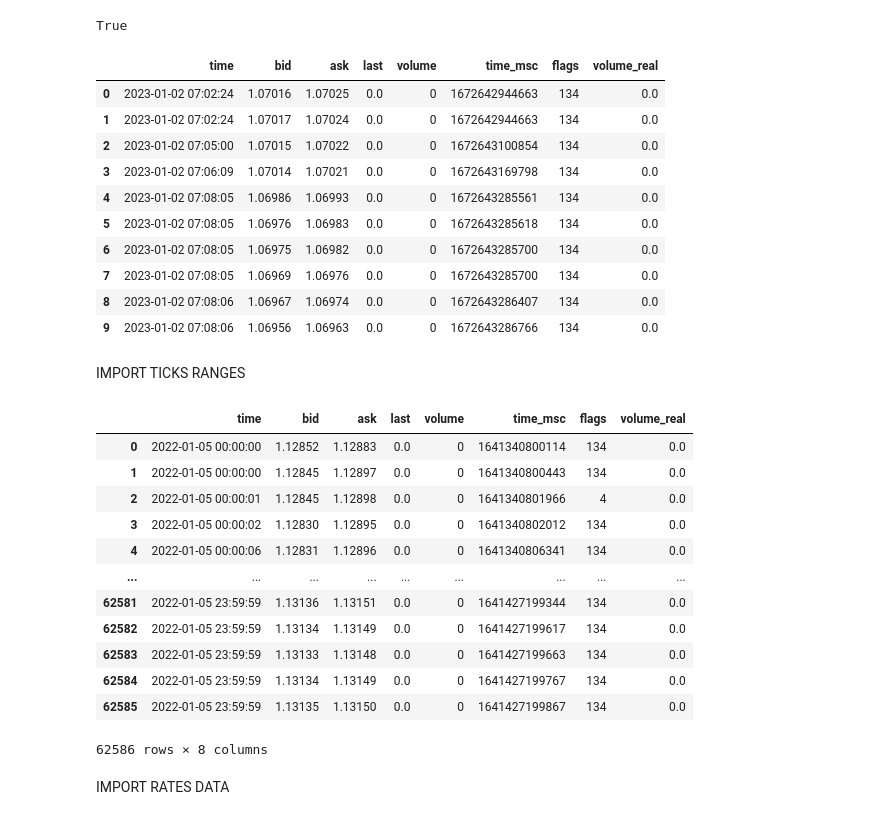
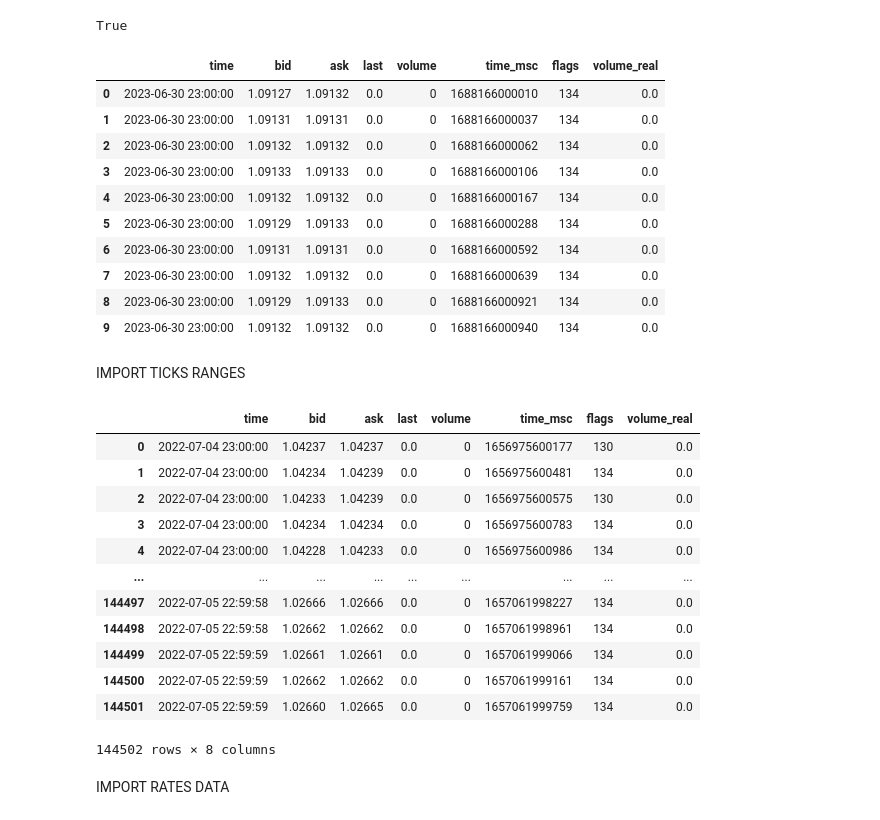
Before and after one commit to D1N2O3B4/MetaTrader5_Python_AutomationBot--V.1.02, a Jupyter notebook: juypter.ipynb, the cells around one changed output. Drawn from its saved outputs; the diff is of its cells as text; code cells hidden in the pictures.

```diff
--- a/juypter.ipynb
+++ b/juypter.ipynb
@@ -78,7 +84,7 @@ True
 # %%
 #Now we import the ticks from a specfic date
 #Calculate now date
-from_date = datetime(2023,1,1)
+from_date = datetime(2023,7,1)
 
 
 #Extract n ticks before now
@@ -89,45 +95,45 @@ df_ticks["time"] = pd.to_datetime(df_ticks["time"],unit="s")
 df_ticks
 # %% [output]
 |  | time | bid | ask | last | volume | time_msc | flags | volume_real |
-| 0 | 2023-01-02 07:02:24 | 1.07016 | 1.07025 | 0.0 | 0 | 1672642944663 | 134 | 0.0 |
-| 1 | 2023-01-02 07:02:24 | 1.07017 | 1.07024 | 0.0 | 0 | 1672642944663 | 134 | 0.0 |
-| 2 | 2023-01-02 07:05:00 | 1.07015 | 1.07022 | 0.0 | 0 | 1672643100854 | 134 | 0.0 |
-| 3 | 2023-01-02 07:06:09 | 1.07014 | 1.07021 | 0.0 | 0 | 1672643169798 | 134 | 0.0 |
-| 4 | 2023-01-02 07:08:05 | 1.06986 | 1.06993 | 0.0 | 0 | 1672643285561 | 134 | 0.0 |
-| 5 | 2023-01-02 07:08:05 | 1.06976 | 1.06983 | 0.0 | 0 | 1672643285618 | 134 | 0.0 |
-| 6 | 2023-01-02 07:08:05 | 1.06975 | 1.06982 | 0.0 | 0 | 1672643285700 | 134 | 0.0 |
-| 7 | 2023-01-02 07:08:05 | 1.06969 | 1.06976 | 0.0 | 0 | 1672643285700 | 134 | 0.0 |
-| 8 | 2023-01-02 07:08:06 | 1.06967 | 1.06974 | 0.0 | 0 | 1672643286407 | 134 | 0.0 |
-| 9 | 2023-01-02 07:08:06 | 1.06956 | 1.06963 | 0.0 | 0 | 1672643286766 | 134 | 0.0 |
+| 0 | 2023-06-30 23:00:00 | 1.09127 | 1.09132 | 0.0 | 0 | 1688166000010 | 134 | 0.0 |
+| 1 | 2023-06-30 23:00:00 | 1.09131 | 1.09131 | 0.0 | 0 | 1688166000037 | 134 | 0.0 |
+| 2 | 2023-06-30 23:00:00 | 1.09132 | 1.09132 | 0.0 | 0 | 1688166000062 | 134 | 0.0 |
+| 3 | 2023-06-30 23:00:00 | 1.09133 | 1.09133 | 0.0 | 0 | 1688166000106 | 134 | 0.0 |
+| 4 | 2023-06-30 23:00:00 | 1.09132 | 1.09132 | 0.0 | 0 | 1688166000167 | 134 | 0.0 |
+| 5 | 2023-06-30 23:00:00 | 1.09129 | 1.09133 | 0.0 | 0 | 1688166000288 | 134 | 0.0 |
+| 6 | 2023-06-30 23:00:00 | 1.09131 | 1.09131 | 0.0 | 0 | 1688166000592 | 134 | 0.0 |
+| 7 | 2023-06-30 23:00:00 | 1.09132 | 1.09132 | 0.0 | 0 | 1688166000639 | 134 | 0.0 |
+| 8 | 2023-06-30 23:00:00 | 1.09129 | 1.09133 | 0.0 | 0 | 1688166000921 | 134 | 0.0 |
+| 9 | 2023-06-30 23:00:00 | 1.09132 | 1.09132 | 0.0 | 0 | 1688166000940 | 134 | 0.0 |
 # %% [markdown]
 IMPORT TICKS RANGES
 # %%
 #Compute now date
-from_date = datetime(2022,1,5)
-to_date = datetime(2022,1,6)
+from_date = datetime(2022,7,5)
+to_date = datetime(2022,7,6)
 
 # #Extract n Ticks before now
 ticks = mt5.copy_ticks_range("EURUSD",from_date,to_date,mt5.COPY_TICKS_ALL)
 # # #Transform Tuple into a Dataframe
 df_ticks = pd.DataFrame(ticks)
 
 # # # #Change time format
 df_ticks["time"] = pd.to_datetime(df_ticks["time"],unit="s")
 df_ticks
 # %% [output]
 |  | time | bid | ask | last | volume | time_msc | flags | volume_real |
-| 0 | 2022-01-05 00:00:00 | 1.12852 | 1.12883 | 0.0 | 0 | 1641340800114 | 134 | 0.0 |
-| 1 | 2022-01-05 00:00:00 | 1.12845 | 1.12897 | 0.0 | 0 | 1641340800443 | 134 | 0.0 |
-| 2 | 2022-01-05 00:00:01 | 1.12845 | 1.12898 | 0.0 | 0 | 1641340801966 | 4 | 0.0 |
-| 3 | 2022-01-05 00:00:02 | 1.12830 | 1.12895 | 0.0 | 0 | 1641340802012 | 134 | 0.0 |
-| 4 | 2022-01-05 00:00:06 | 1.12831 | 1.12896 | 0.0 | 0 | 1641340806341 | 134 | 0.0 |
+| 0 | 2022-07-04 23:00:00 | 1.04237 | 1.04237 | 0.0 | 0 | 1656975600177 | 130 | 0.0 |
+| 1 | 2022-07-04 23:00:00 | 1.04234 | 1.04239 | 0.0 | 0 | 1656975600481 | 134 | 0.0 |
+| 2 | 2022-07-04 23:00:00 | 1.04233 | 1.04239 | 0.0 | 0 | 1656975600575 | 130 | 0.0 |
+| 3 | 2022-07-04 23:00:00 | 1.04234 | 1.04234 | 0.0 | 0 | 1656975600783 | 134 | 0.0 |
+| 4 | 2022-07-04 23:00:00 | 1.04228 | 1.04233 | 0.0 | 0 | 1656975600986 | 134 | 0.0 |
 | ... | ... | ... | ... | ... | ... | ... | ... | ... |
-| 62581 | 2022-01-05 23:59:59 | 1.13136 | 1.13151 | 0.0 | 0 | 1641427199344 | 134 | 0.0 |
-| 62582 | 2022-01-05 23:59:59 | 1.13134 | 1.13149 | 0.0 | 0 | 1641427199617 | 134 | 0.0 |
-| 62583 | 2022-01-05 23:59:59 | 1.13133 | 1.13148 | 0.0 | 0 | 1641427199663 | 134 | 0.0 |
-| 62584 | 2022-01-05 23:59:59 | 1.13134 | 1.13149 | 0.0 | 0 | 1641427199767 | 134 | 0.0 |
-| 62585 | 2022-01-05 23:59:59 | 1.13135 | 1.13150 | 0.0 | 0 | 1641427199867 | 134 | 0.0 |
+| 144497 | 2022-07-05 22:59:58 | 1.02666 | 1.02666 | 0.0 | 0 | 1657061998227 | 134 | 0.0 |
+| 144498 | 2022-07-05 22:59:58 | 1.02662 | 1.02662 | 0.0 | 0 | 1657061998961 | 134 | 0.0 |
+| 144499 | 2022-07-05 22:59:59 | 1.02661 | 1.02661 | 0.0 | 0 | 1657061999066 | 134 | 0.0 |
+| 144500 | 2022-07-05 22:59:59 | 1.02662 | 1.02662 | 0.0 | 0 | 1657061999161 | 134 | 0.0 |
+| 144501 | 2022-07-05 22:59:59 | 1.02660 | 1.02665 | 0.0 | 0 | 1657061999759 | 134 | 0.0 |
-62586 rows × 8 columns
+144502 rows × 8 columns
 # %% [markdown]
 IMPORT RATES DATA
 # %%
```
Also changed, not shown: parts of 16 cells of this notebook.
